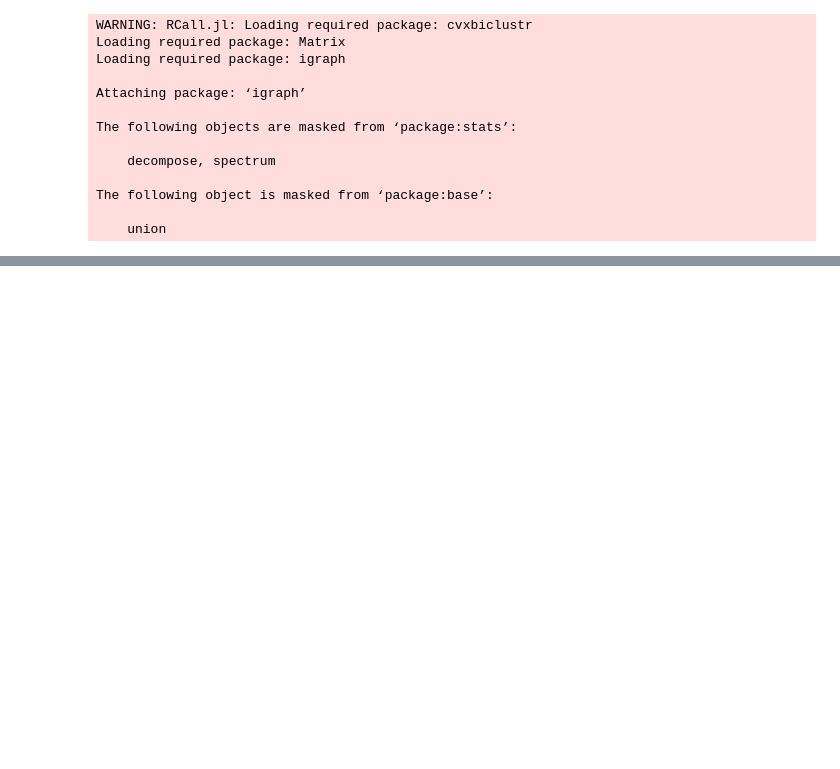
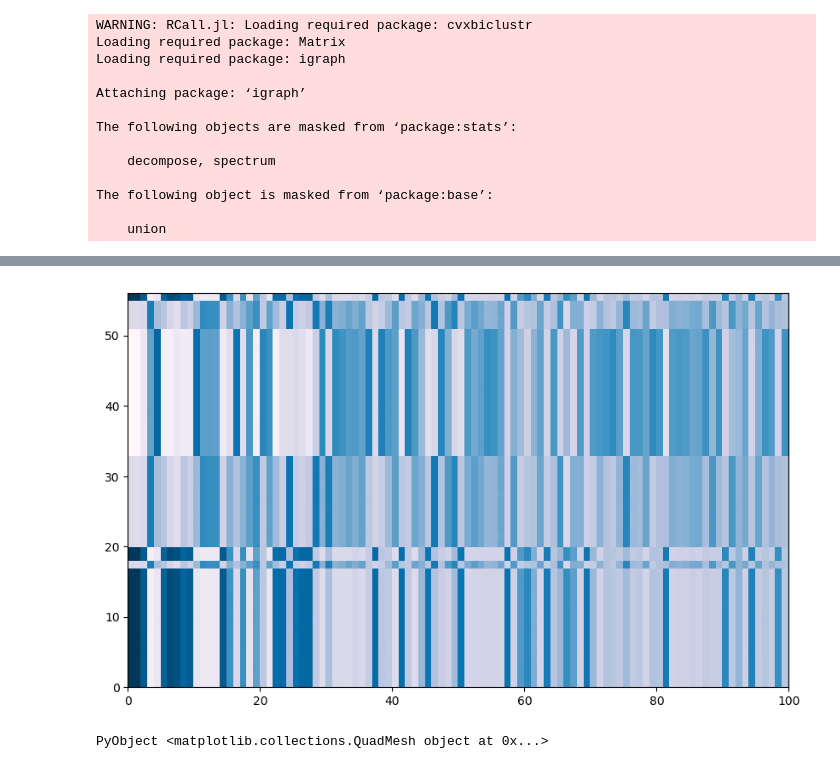
Before and after one commit to youngseok-kim/BGSM-paper, a Jupyter notebook: Untitled.ipynb, the cells around one changed output, grey strips where cells are left out. Drawn from its saved outputs; the diff is of its cells as text; code cells hidden in the pictures; blank space fills up the shorter version.

```diff
--- a/Untitled.ipynb
+++ b/Untitled.ipynb
@@ -137,5 +125,0 @@ out[2]
-# %%
-n,m = size(lung);
-X = lung - repmat(mean(lung,1),n,1);
-X = X./vecnorm(X);
-pcolormesh(X',cmap = "PuBu")
@@ -151,0 +126,7 @@ out = bayes_rowclust(X', v0 = 1e-2, k = 2);
+# %%
+out1 = variational(X * 8,iter = 100, v0 = 1e-2/4)
+fig, ax = subplots(figsize=(10,6))
+ax[:pcolormesh](out1[1]',cmap = "PuBu")
+# %% [output]
+[figure, added]
+PyObject <matplotlib.collections.QuadMesh object at 0x...>
```
Also changed, not shown: parts of 23 cells of this notebook, 13 other files.
